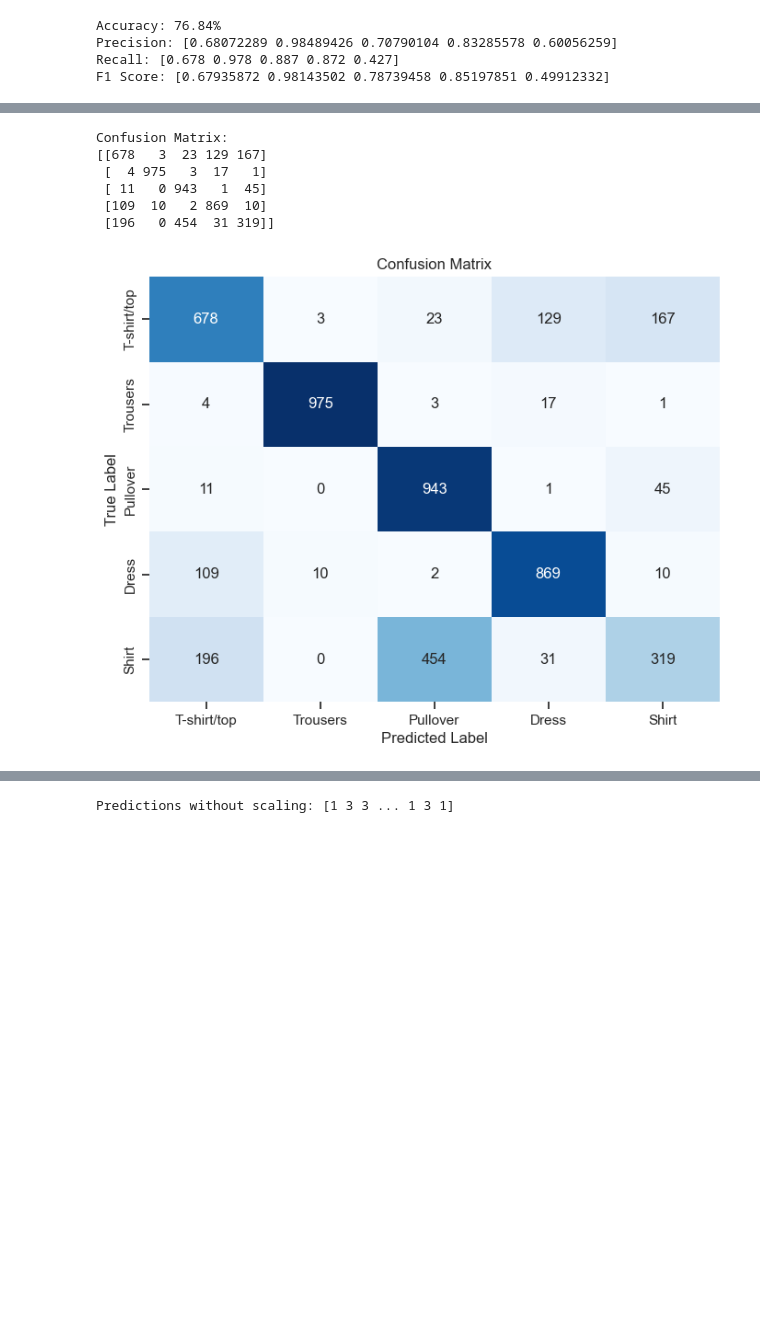
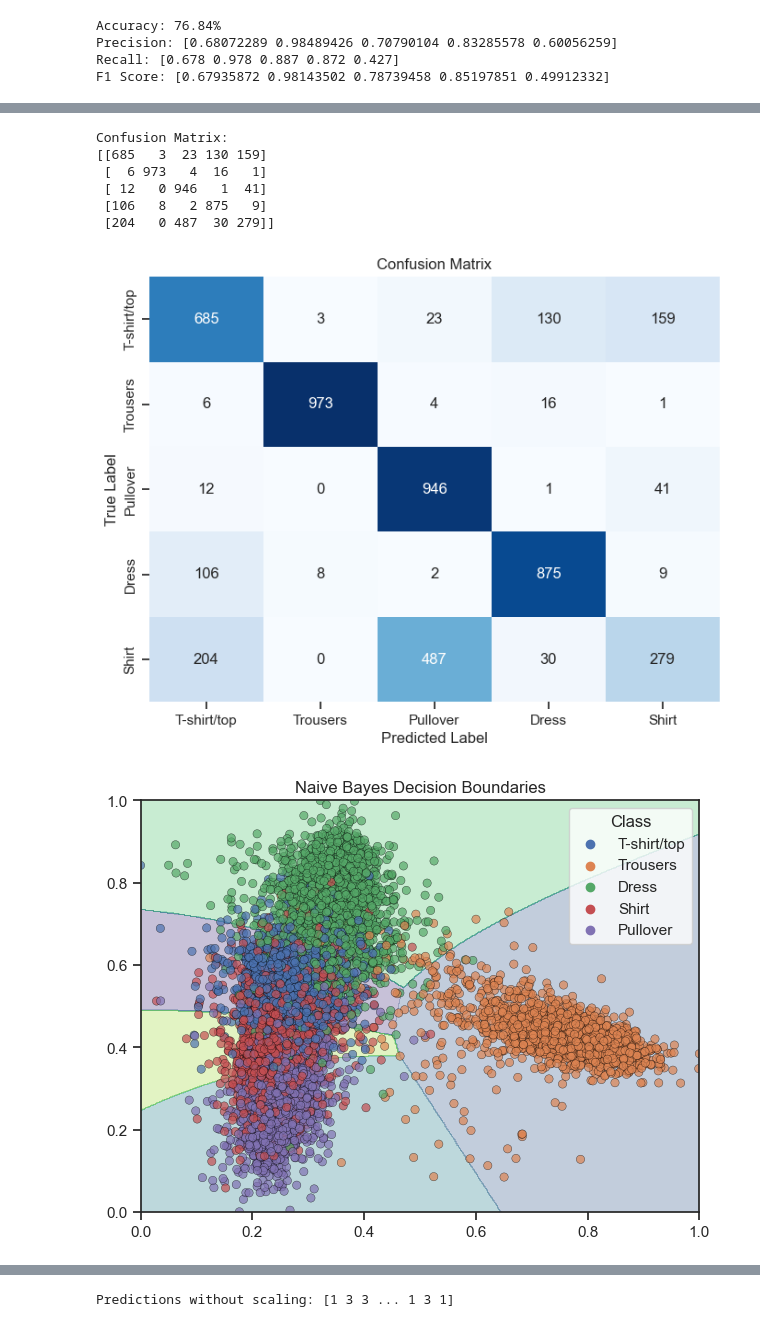
Before and after one commit to Purreskov/Machine-Learning, a Jupyter notebook: main.ipynb, the cells around one changed output, grey strips where cells are left out. Cells and saved outputs as stored; diff of their text form; code cells hidden in the pictures; blank space fills up the shorter version.

```diff
--- a/main.ipynb
+++ b/main.ipynb
@@ -518,7 +518,7 @@ best_bandwidth_rec = 0
 best_f1 = 0
 best_bandwidth_f1 = 0
 
-for bandwidth_value in [0.0001, 0.001, 0.005, 0.01, 0.05, 0.1]:  # You can adjust the values to test
+for bandwidth_value in [0.0001, 0.001, 0.005, 0.01, 0.05, 0.1, 0.2]:  # You can adjust the values to test
     class_conditionals, class_priors = fit_naive_bayes_classifier(lda_projection_train_scaled, y_train, bandwidth=bandwidth_value)
 
     # Assuming lda_projection_test_scaled is the projected and scaled data for the test set
@@ -635,9 +635,51 @@ print(conf_matrix)
 plot_confusion_matrix(conf_matrix, class_names)
 # %% [output]
 Confusion Matrix:
-[[678   3  23 129 167]
- [  4 975   3  17   1]
- [ 11   0 943   1  45]
- [109  10   2 869  10]
- [196   0 454  31 319]]
+[[685   3  23 130 159]
+ [  6 973   4  16   1]
+ [ 12   0 946   1  41]
+ [106   8   2 875   9]
+ [204   0 487  30 279]]
-[figure, old version]
+[figure, new version]
+# %%
+import numpy as np
+import matplotlib.pyplot as plt
+import seaborn as sns
+from matplotlib.colors import ListedColormap
+
+# Assuming lda_projection_train_scaled is the scaled and projected data from your LDA step
+# Assuming class_conditionals and class_priors are obtained from the fit_naive_bayes_classifier function
+
+# Step size in the mesh
+h = 0.01
+
+# Create a meshgrid for visualization
+x_vis, y_vis = np.meshgrid(np.linspace(lda_projection_train_scaled[:, 0].min(), lda_projection_train_scaled[:, 0].max(), 500),
+                            np.linspace(lda_projection_train_scaled[:, 1].min(), lda_projection_train_scaled[:, 1].max(), 500))
+
+# Predict values for the entire meshgrid
+meshgrid_data = np.c_[x_vis.ravel(), y_vis.ravel()]
+Z_vis = predict_naive_bayes(meshgrid_data, class_conditionals, class_priors)
+Z_vis = Z_vis.reshape(x_vis.shape)
+
+# Define subplots
+fig, ax = plt.subplots()
+plt.tight_layout()
+
+# Create a custom colormap that matches the Seaborn color palette
+cmap = ListedColormap(sns.color_palette("viridis"))
+
+# Plot decision boundaries using contourf with custom colormap
+contour = ax.contourf(x_vis, y_vis, Z_vis, cmap=cmap, alpha=0.3)
+
+# Plot training points with the same color mapping
+scatter = sns.scatterplot(x=lda_projection_train_scaled[:, 0], y=lda_projection_train_scaled[:, 1], hue=y_train_strings, alpha=0.7, edgecolor="black", linewidth=0.3, ax=ax)
+
+# Customize legend
+handles, labels = scatter.get_legend_handles_labels()
+ax.legend(handles, labels, title="Class")
+
+ax.set_title('Naive Bayes Decision Boundaries')
+plt.show()
+# %% [output]
+[figure, added]
```
Also changed, not shown: parts of 3 cells of this notebook.
